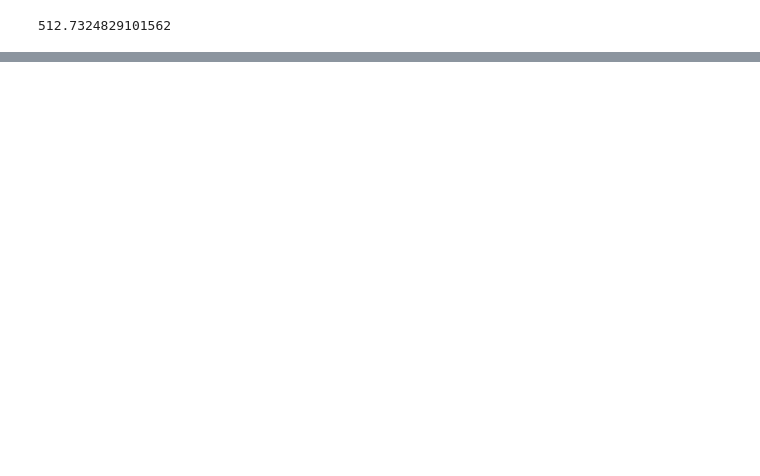
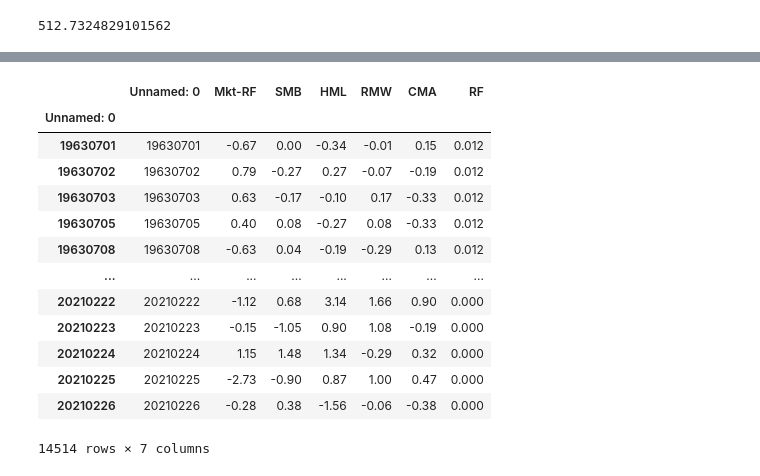
Before and after one commit to adharangaonkar/Machine-Learning-in-Finance, a Jupyter notebook: Adobe Stocks Project/Statistical Analysis of Time Series.ipynb, the cells around one changed output, grey strips where cells are left out. Saved outputs shown, nothing was run; the diff lists cells and outputs as text; code cells hidden in the pictures; blank space fills up the shorter version.

```diff
--- a/Adobe Stocks Project/Statistical Analysis of Time Series.ipynb
+++ b/Adobe Stocks Project/Statistical Analysis of Time Series.ipynb
@@ -186,0 +337,17 @@ serial covariance in price changes
+# %%
+ff
+# %% [output]
+|  | Unnamed: 0 | Mkt-RF | SMB | HML | RMW | CMA | RF |
+| Unnamed: 0 |  |  |  |  |  |  |  |
+| 19630701 | 19630701 | -0.67 | 0.00 | -0.34 | -0.01 | 0.15 | 0.012 |
+| 19630702 | 19630702 | 0.79 | -0.27 | 0.27 | -0.07 | -0.19 | 0.012 |
+| 19630703 | 19630703 | 0.63 | -0.17 | -0.10 | 0.17 | -0.33 | 0.012 |
+| 19630705 | 19630705 | 0.40 | 0.08 | -0.27 | 0.08 | -0.33 | 0.012 |
+| 19630708 | 19630708 | -0.63 | 0.04 | -0.19 | -0.29 | 0.13 | 0.012 |
+| ... | ... | ... | ... | ... | ... | ... | ... |
+| 20210222 | 20210222 | -1.12 | 0.68 | 3.14 | 1.66 | 0.90 | 0.000 |
+| 20210223 | 20210223 | -0.15 | -1.05 | 0.90 | 1.08 | -0.19 | 0.000 |
+| 20210224 | 20210224 | 1.15 | 1.48 | 1.34 | -0.29 | 0.32 | 0.000 |
+| 20210225 | 20210225 | -2.73 | -0.90 | 0.87 | 1.00 | 0.47 | 0.000 |
+| 20210226 | 20210226 | -0.28 | 0.38 | -1.56 | -0.06 | -0.38 | 0.000 |
+14514 rows × 7 columns
```
Also changed, not shown: parts of 57 cells of this notebook.
